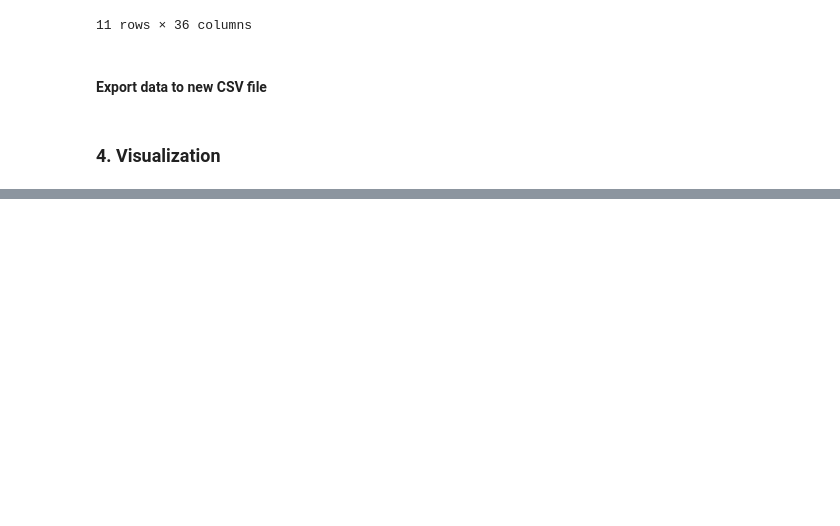
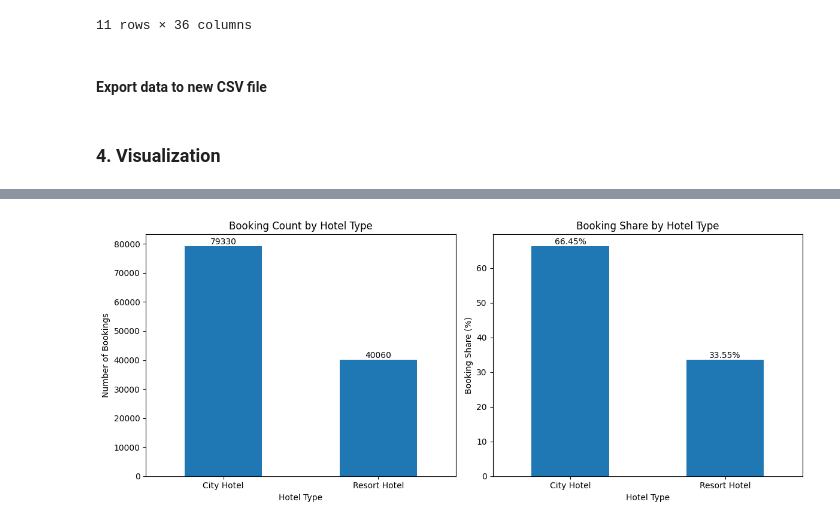
Before and after one commit to elsiejy/Capstone, a Jupyter notebook: Capstone_Hotel_Bookings.ipynb, the cells around one changed output, grey strips where cells are left out. Cells and saved outputs as stored; diff of their text form; code cells hidden in the pictures; blank space fills up the shorter version.

```diff
--- a/Capstone_Hotel_Bookings.ipynb
+++ b/Capstone_Hotel_Bookings.ipynb
@@ -494,0 +512,36 @@ df = df.drop(columns=['arrival_date_year', 'arrival_date_month', 'arrival_date_d
+# %%
+# Calculate booking count and percentage share
+hotel_summary = df["hotel"].value_counts().rename_axis("Hotel").to_frame("Booking Count")
+hotel_summary["Booking Share (%)"] = (hotel_summary["Booking Count"] / hotel_summary["Booking Count"].sum() * 100)
+
+# Create two side-by-side bar charts
+fig, axes = plt.subplots(1, 2, figsize=(12, 5))
+
+# Chart 1: Booking Count
+hotel_summary["Booking Count"].plot(kind="bar", ax=axes[0])
+axes[0].set_title("Booking Count by Hotel Type")
+axes[0].set_xlabel("Hotel Type")
+axes[0].set_ylabel("Number of Bookings")
+axes[0].tick_params(axis="x", rotation=0)
+
+# Add data labels
+for container in axes[0].containers:
+    axes[0].bar_label(container, fmt="%.0f")
+
+# Chart 2: Booking Share
+hotel_summary["Booking Share (%)"].plot(
+    kind="bar", ax=axes[1]
+)
+axes[1].set_title("Booking Share by Hotel Type")
+axes[1].set_xlabel("Hotel Type")
+axes[1].set_ylabel("Booking Share (%)")
+axes[1].tick_params(axis="x", rotation=0)
+
+# Add percentage labels
+for container in axes[1].containers:
+    axes[1].bar_label(container, fmt="%.2f%%")
+
+plt.tight_layout()
+plt.show()
+# %% [output]
+[figure, added]
```
Also changed, not shown: parts of 6 cells of this notebook.
